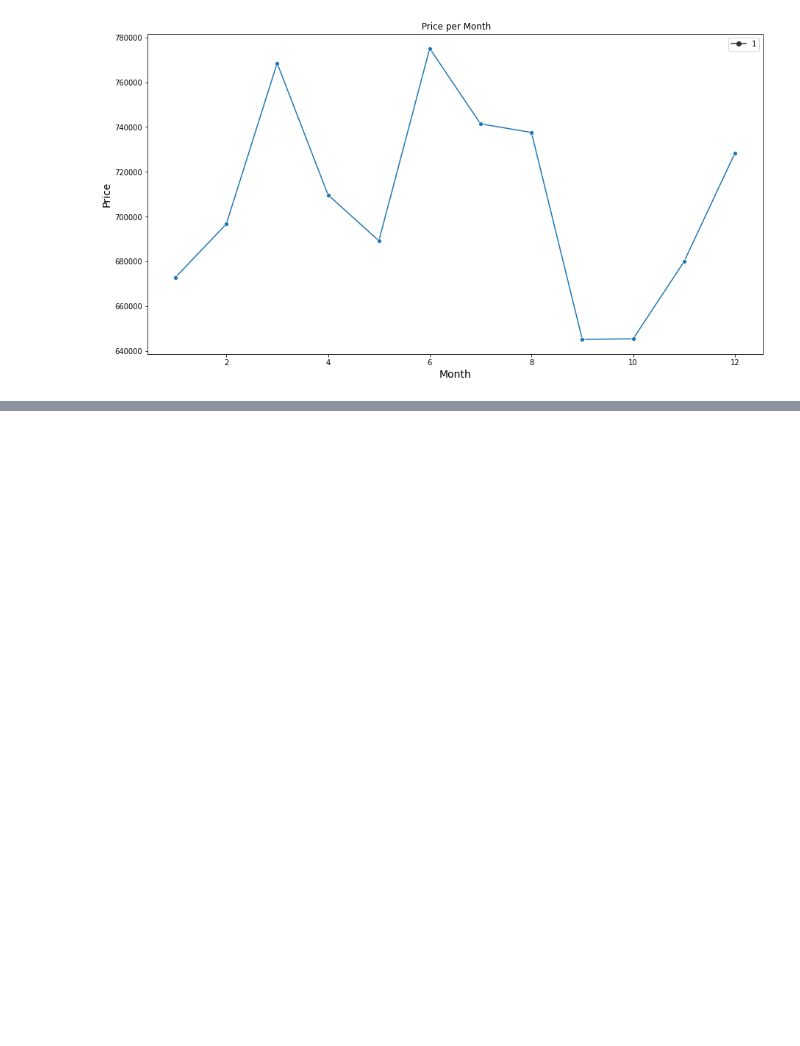
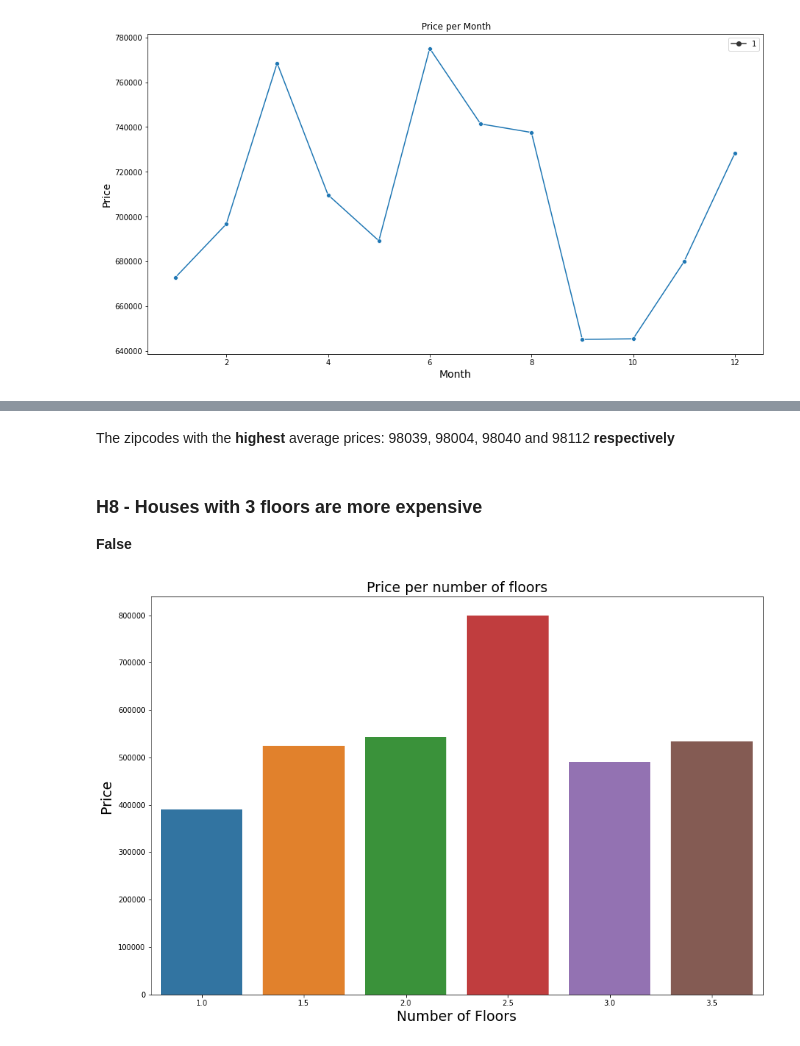
Before and after one commit to Alexandre-Magno/House_Rocket_Insights, a Jupyter notebook: Ciclo_01_house_rocket.ipynb, the cells around one changed output, grey strips where cells are left out. Cells and saved outputs as stored; diff of their text form; code cells hidden in the pictures; blank space fills up the shorter version.

```diff
--- a/Ciclo_01_house_rocket.ipynb
+++ b/Ciclo_01_house_rocket.ipynb
@@ -285,0 +332,16 @@ plt.title(" Price per Month");
+# %% [markdown]
+The zipcodes with the **highest** average prices: 98039, 98004, 98040 and 98112 **respectively**
+# %% [markdown]
+### H8 - Houses with 3 floors are more expensive
+**False**
+# %%
+aux8 = df2[['price','floors']].groupby('floors').median().reset_index()
+
+plt.figure( figsize=(15, 10 ) )
+sns.barplot(data= aux8, x='floors', y='price');
+
+plt.xlabel( 'Number of Floors' , fontsize = 19);
+plt.ylabel( 'Price ', fontsize = 19);
+plt.title( 'Price per number of floors' , fontsize = 19);
+# %% [output]
+[figure, added]
```
Also changed, not shown: parts of 33 cells of this notebook, 19 other files.
